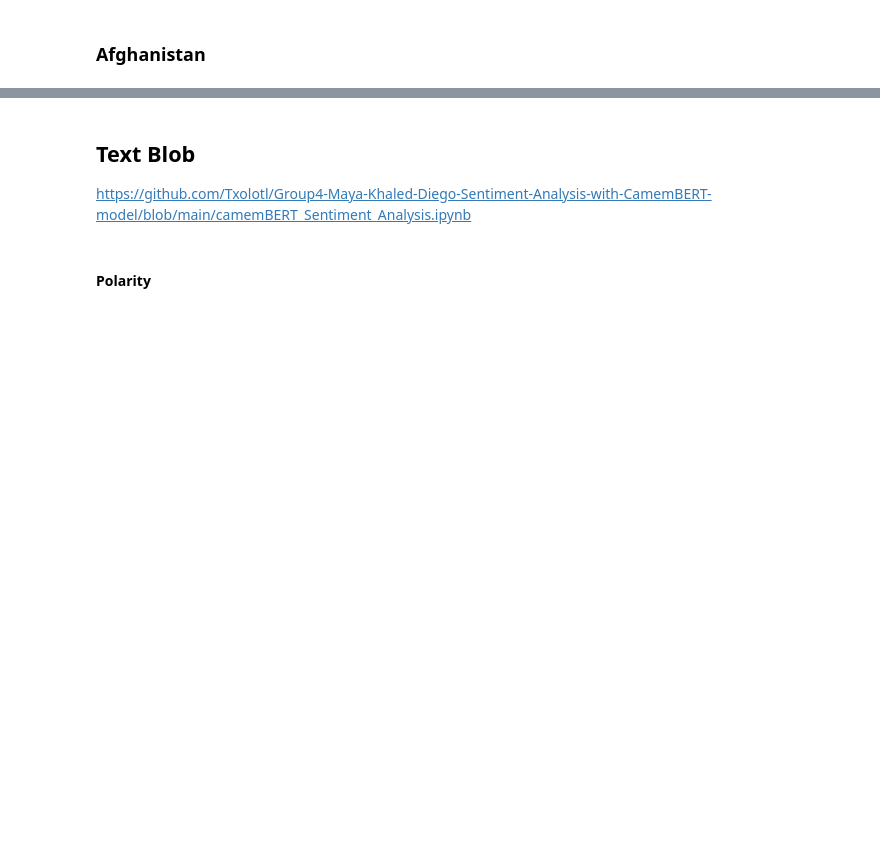
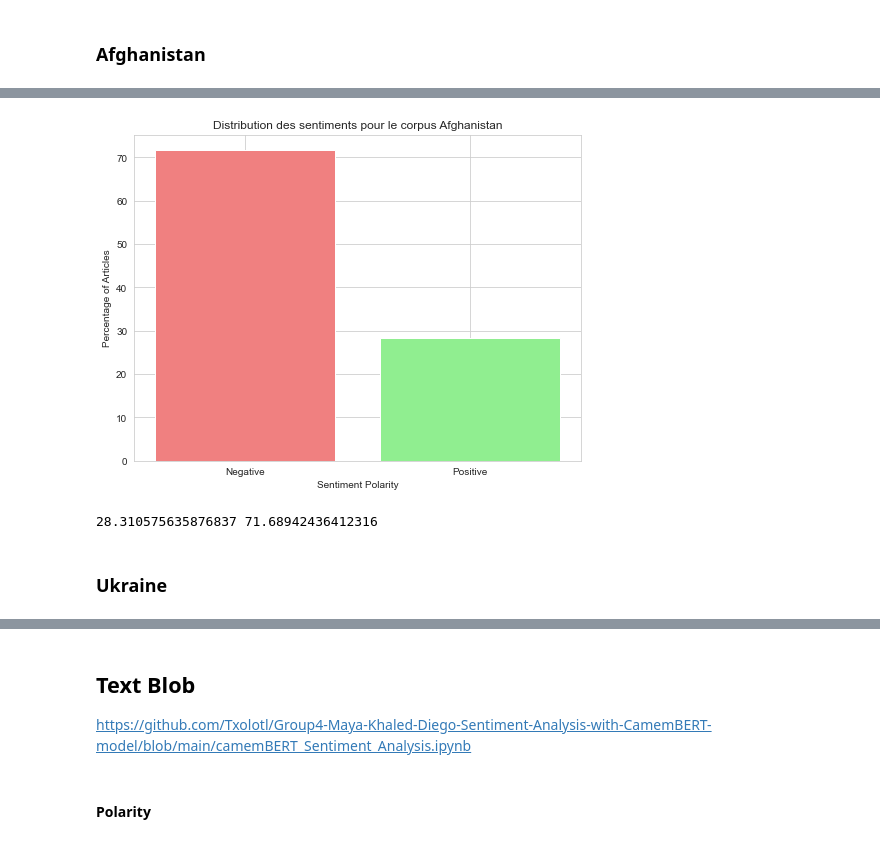
Before and after one commit to cmllbll/Projet_DSSS_2023, a Jupyter notebook: Sentiment Analysis.ipynb, the cells around one changed output, grey strips where cells are left out. Saved outputs shown, nothing was run; the diff lists cells and outputs as text; code cells hidden in the pictures; blank space fills up the shorter version.

```diff
--- a/Sentiment Analysis.ipynb
+++ b/Sentiment Analysis.ipynb
@@ -207,2 +233,5 @@ Overall mean score: 0.6832463466582311
 # %% [markdown]
 ### Afghanistan
+# %%
+sentiment_df_afghanistan=pd.read_excel("sentiment_afghanistan.xlsx")
+sentiment_df_afghanistan
@@ -208,0 +252,11 @@ Overall mean score: 0.6832463466582311
+# %%
+sentiment_df_afghanistan['sentiment'] = sentiment_df_afghanistan['sentiment'].apply(lambda x: ast.literal_eval(x))
+
+# Extracting label and score into separate columns
+sentiment_df_afghanistan['label'] = sentiment_df_afghanistan['sentiment'].apply(lambda x: x[0]['label'])
+sentiment_df_afghanistan['score'] = sentiment_df_afghanistan['sentiment'].apply(lambda x: x[0]['score'])
+
+# Drop the original 'sentiment' column if needed
+sentiment_df_afghanistan.drop(columns=['sentiment'], inplace=True)
+
+sentiment_df_afghanistan
@@ -208,0 +277,21 @@ Overall mean score: 0.6832463466582311
+# %%
+sentiment_counts = sentiment_df_afghanistan['label'].value_counts()
+
+total_articles = sentiment_df_afghanistan.shape[0]
+positive_percentage = (sentiment_counts['Positive'] / total_articles) * 100
+negative_percentage = (sentiment_counts['Negative'] / total_articles) * 100
+
+plt.figure(figsize=(8, 6))
+plt.bar(['Negative', 'Positive'], [negative_percentage, positive_percentage], color=['lightcoral', 'lightgreen'])
+plt.title('Distribution des sentiments pour le corpus Afghanistan')
+plt.xlabel('Sentiment Polarity')
+plt.ylabel('Percentage of Articles')
+plt.show()
+# %% [output]
+[figure, added]
+# %%
+print(positive_percentage, negative_percentage)
+# %% [output]
+28.310575635876837 71.68942436412316
+# %% [markdown]
+### Ukraine
```
Also changed, not shown: parts of 35 cells of this notebook.
